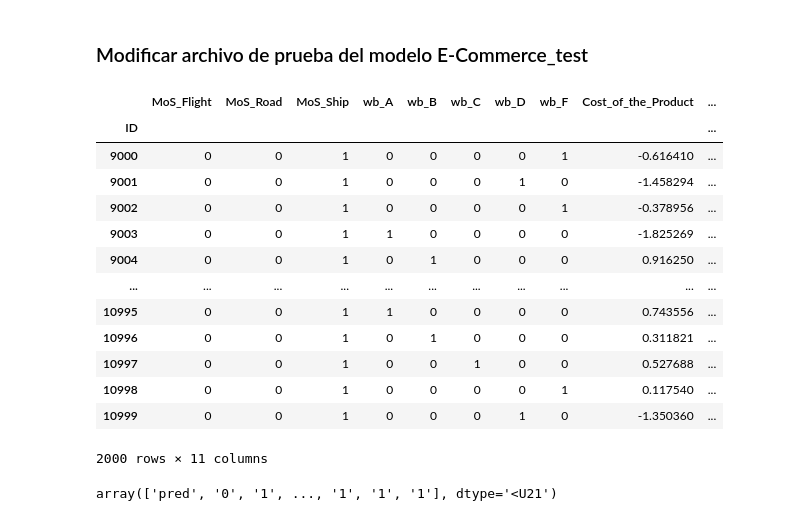
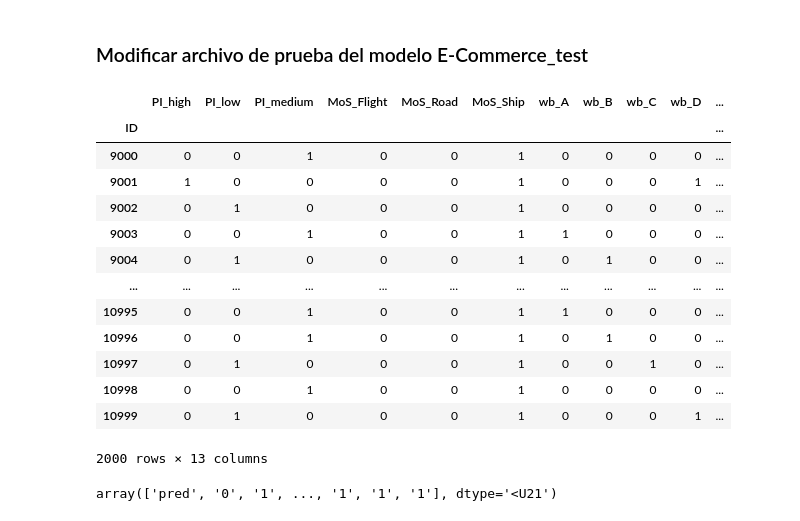
Before and after one commit to VladT-Tempest/Datathon, a Jupyter notebook: ML_Practice.ipynb, the cells around one changed output. Drawn from its saved outputs; the diff is of its cells as text; code cells hidden in the pictures.

```diff
--- a/ML_Practice.ipynb
+++ b/ML_Practice.ipynb
@@ -186,3 +186,6 @@ df2
 | 8998 | 0 | 0 | 1 | 0 | 1 | 0 | 0 | 0 | 184 | ... |
 | 8999 | 0 | 0 | 1 | 0 | 0 | 1 | 0 | 0 | 145 | ... |
 8999 rows × 12 columns
+# %%
+df2 = createdummies(df2,"Product_importance", "PI")
+df2
@@ -366,29 +389,30 @@ weighted avg       0.70      0.68      0.69      1800
 # %%
 archivo = './E-Commerce_test.xlsx'
 dft = pd.read_excel(archivo, sheet_name = 'Sheet1', index_col=0)
 dft = dft[['Warehouse_block', 'Mode_of_Shipment', 'Cost_of_the_Product', \
     'Product_importance', 'Weight_in_gms']]
 dft = createdummies(dft,"Warehouse_block","wb")
 dft = createdummies(dft,"Mode_of_Shipment","MoS")
+dft = createdummies(dft,"Product_importance", "PI")
 scaler.fit(dft[['Cost_of_the_Product']])
 dft['Cost_of_the_Product'] = scaler.transform(dft[['Cost_of_the_Product']])
 scaler.fit(dft[['Weight_in_gms']])
 dft['Weight_in_gms'] = scaler.transform(dft[['Weight_in_gms']])
 dft
 # %% [output]
-|  | MoS_Flight | MoS_Road | MoS_Ship | wb_A | wb_B | wb_C | wb_D | wb_F | Cost_of_the_Product | ... |
-| ID |  |  |  |  |  |  |  |  |  | ... |
-| 9000 | 0 | 0 | 1 | 0 | 0 | 0 | 0 | 1 | -0.616410 | ... |
-| 9001 | 0 | 0 | 1 | 0 | 0 | 0 | 1 | 0 | -1.458294 | ... |
-| 9002 | 0 | 0 | 1 | 0 | 0 | 0 | 0 | 1 | -0.378956 | ... |
-| 9003 | 0 | 0 | 1 | 1 | 0 | 0 | 0 | 0 | -1.825269 | ... |
-| 9004 | 0 | 0 | 1 | 0 | 1 | 0 | 0 | 0 | 0.916250 | ... |
-| ... | ... | ... | ... | ... | ... | ... | ... | ... | ... | ... |
-| 10995 | 0 | 0 | 1 | 1 | 0 | 0 | 0 | 0 | 0.743556 | ... |
-| 10996 | 0 | 0 | 1 | 0 | 1 | 0 | 0 | 0 | 0.311821 | ... |
-| 10997 | 0 | 0 | 1 | 0 | 0 | 1 | 0 | 0 | 0.527688 | ... |
-| 10998 | 0 | 0 | 1 | 0 | 0 | 0 | 0 | 1 | 0.117540 | ... |
-| 10999 | 0 | 0 | 1 | 0 | 0 | 0 | 1 | 0 | -1.350360 | ... |
+|  | PI_high | PI_low | PI_medium | MoS_Flight | MoS_Road | MoS_Ship | wb_A | wb_B | wb_C | wb_D | ... |
+| ID |  |  |  |  |  |  |  |  |  |  | ... |
+| 9000 | 0 | 0 | 1 | 0 | 0 | 1 | 0 | 0 | 0 | 0 | ... |
+| 9001 | 1 | 0 | 0 | 0 | 0 | 1 | 0 | 0 | 0 | 1 | ... |
+| 9002 | 0 | 1 | 0 | 0 | 0 | 1 | 0 | 0 | 0 | 0 | ... |
+| 9003 | 0 | 0 | 1 | 0 | 0 | 1 | 1 | 0 | 0 | 0 | ... |
+| 9004 | 0 | 1 | 0 | 0 | 0 | 1 | 0 | 1 | 0 | 0 | ... |
+| ... | ... | ... | ... | ... | ... | ... | ... | ... | ... | ... | ... |
+| 10995 | 0 | 0 | 1 | 0 | 0 | 1 | 1 | 0 | 0 | 0 | ... |
+| 10996 | 0 | 0 | 1 | 0 | 0 | 1 | 0 | 1 | 0 | 0 | ... |
+| 10997 | 0 | 1 | 0 | 0 | 0 | 1 | 0 | 0 | 1 | 0 | ... |
+| 10998 | 0 | 0 | 1 | 0 | 0 | 1 | 0 | 0 | 0 | 0 | ... |
+| 10999 | 0 | 1 | 0 | 0 | 0 | 1 | 0 | 0 | 0 | 1 | ... |
-2000 rows × 11 columns
+2000 rows × 13 columns
 # %%
 # Predecimos sobre la data propuesta
```
Also changed, not shown: parts of 9 cells of this notebook, 1 other file.
